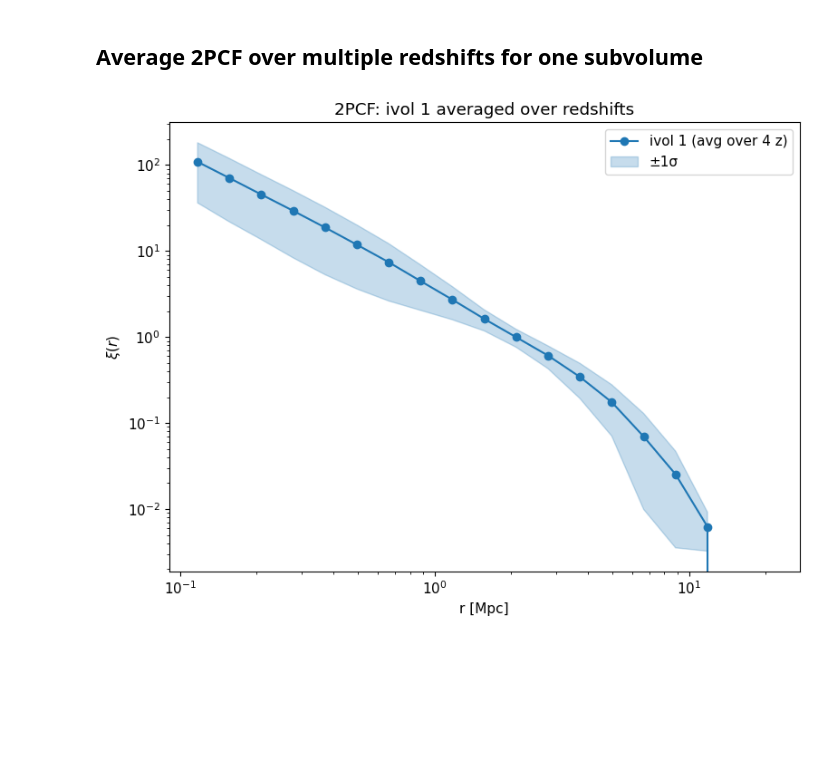
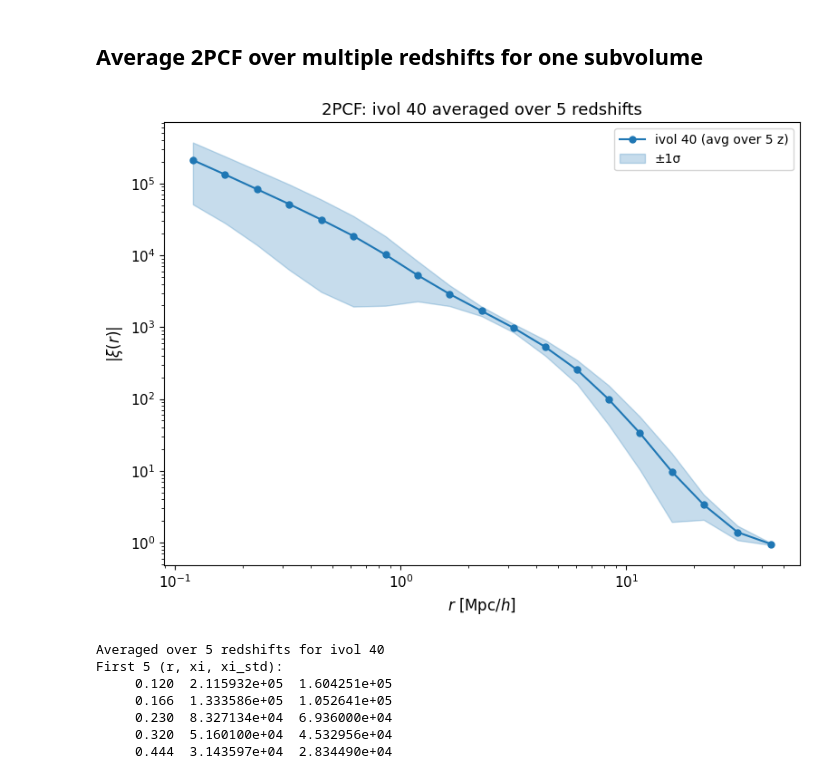
Before and after one commit to OscarHickman/galform_analysis, a Jupyter notebook: examples/correlation.ipynb, the cells around one changed output. Drawn from its saved outputs; the diff is of its cells as text; code cells hidden in the pictures; blank space fills up the shorter version.

```diff
--- a/examples/correlation.ipynb
+++ b/examples/correlation.ipynb
@@ -94,47 +112,34 @@ plt.show()
 # %% [markdown]
 ## Average 2PCF over multiple redshifts for one subvolume
 # %%
-from galform_analysis.analysis import correlation_given_redshift_and_subvolume
+example_ivol = 40
+iz_nums = [100, 120, 142, 176, 207]
 
-example_ivol = 1
-iz_nums = [82, 120, 155, 207]
+avg_result = plot_avg_correlation_over_redshifts(
+    iz_nums=iz_nums,
+    ivol=example_ivol,
+    rbins=rbins,
+    nthreads=4,
+    show_plot=True,
+)
 
-results = []
-for iz in iz_nums:
-    snap = f'iz{iz}'
-    res = correlation_given_redshift_and_subvolume(str(base_dir / snap), example_ivol, nthreads=4)
-    if res is None:
-        print(f"Skipping {snap}: correlation unavailable")
-        continue
-    results.append(res)
+if avg_result is not None:
+    r = avg_result['r']
+    xi = avg_result['xi']
+    xi_std = avg_result.get('xi_std', None)
+    n_used = avg_result.get('n_used', 0)
 
-if not results:
-    print("No correlation results available to average.")
-else:
-    # Check that all r grids have the same length
-    r_lengths = [len(r_['r']) for r_ in results]
-    if len(set(r_lengths)) > 1:
-        print(f"Warning: Different r grid lengths: {r_lengths}")
-        # Use the minimum length to ensure compatibility
-        min_len = min(r_lengths)
-        r = results[0]['r'][:min_len]
-        xis = np.vstack([r_['xi'][:min_len] for r_ in results])
-    else:
-        # All grids have same length, use first as reference
-        r = results[0]['r']
-        xis = np.vstack([r_['xi'] for r_ in results])
-
-    xi_mean = np.mean(xis, axis=0)
-    xi_std = np.std(xis, axis=0)
-
-    fig, ax = plt.subplots(figsize=(8,6))
-    ax.loglog(r, xi_mean, 'o-', color='C0', label=f'ivol {example_ivol} (avg over {len(results)} z)')
-    ax.fill_between(r, xi_mean - xi_std, xi_mean + xi_std, color='C0', alpha=0.25, label='±1σ')
-    ax.set_xlabel('r [Mpc]')
-    ax.set_ylabel(r'$\xi(r)$')
-    ax.set_title(f"2PCF: ivol {example_ivol} averaged over redshifts")
-    ax.legend()
-    plt.tight_layout()
-    plt.show()
+    print(f"Averaged over {n_used} redshifts for ivol {example_ivol}")
+    if xi_std is not None:
+        print("First 5 (r, xi, xi_std):")
+        for i in range(min(5, len(r))):
+            print(f"  {r[i]:8.3f}  {xi[i]:12.6e}  {xi_std[i]:12.6e}")
 # %% [output]
-[figure, old version]
+[figure, new version]
+Averaged over 5 redshifts for ivol 40
+First 5 (r, xi, xi_std):
+     0.120  2.115932e+05  1.604251e+05
+     0.166  1.333586e+05  1.052641e+05
+     0.230  8.327134e+04  6.936000e+04
+     0.320  5.160100e+04  4.532956e+04
+     0.444  3.143597e+04  2.834490e+04
```
Also changed, not shown: parts of 3 cells of this notebook, 13 other files.
